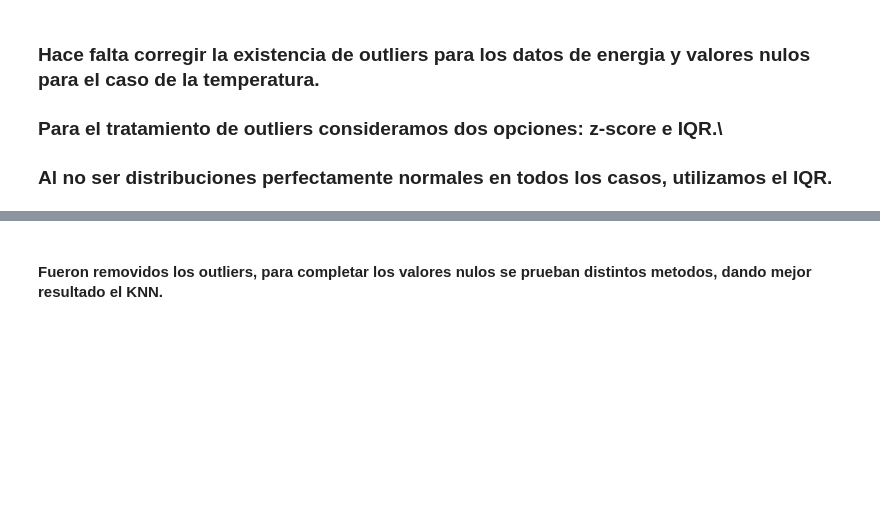
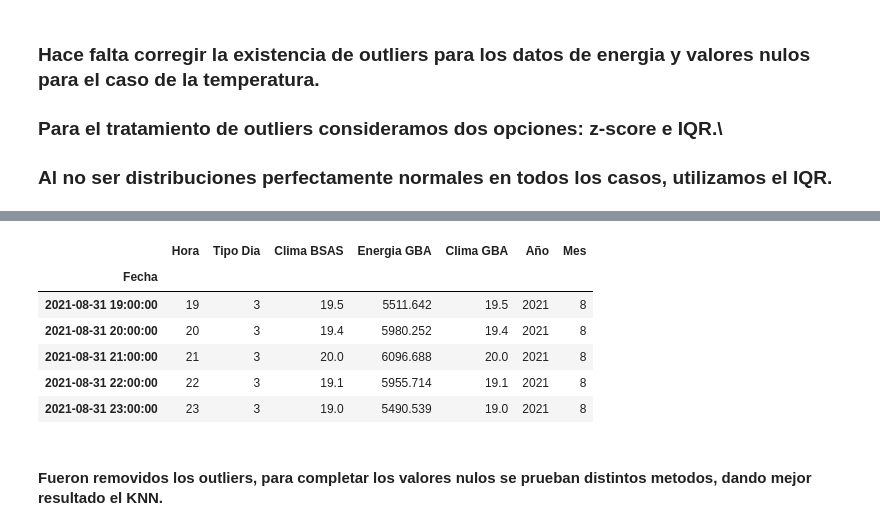
Before and after one commit to IlicicAxel/Energia_Forecast, a Jupyter notebook: Energia_EDA.ipynb, the cells around one changed output, grey strips where cells are left out. Cells and saved outputs as stored; diff of their text form; code cells hidden in the pictures; blank space fills up the shorter version.

```diff
--- a/Energia_EDA.ipynb
+++ b/Energia_EDA.ipynb
@@ -110,4 +110,20 @@ Mes               0
 dtype: int64
+# %%
+#split dataframe before september 2021
+df_before = df[df.index < '2021-09-01']
+#drop energia bsas
+df_before = df_before.drop(['Energia BSAS'], axis=1)
+#drop energia bsas from df
+df = df.drop(['Energia BSAS'], axis=1)
+df_before.tail()
+# %% [output]
+|  | Hora | Tipo Dia | Clima BSAS | Energia GBA | Clima GBA | Año | Mes |
+| Fecha |  |  |  |  |  |  |  |
+| 2021-08-31 19:00:00 | 19 | 3 | 19.5 | 5511.642 | 19.5 | 2021 | 8 |
+| 2021-08-31 20:00:00 | 20 | 3 | 19.4 | 5980.252 | 19.4 | 2021 | 8 |
+| 2021-08-31 21:00:00 | 21 | 3 | 20.0 | 6096.688 | 20.0 | 2021 | 8 |
+| 2021-08-31 22:00:00 | 22 | 3 | 19.1 | 5955.714 | 19.1 | 2021 | 8 |
+| 2021-08-31 23:00:00 | 23 | 3 | 19.0 | 5490.539 | 19.0 | 2021 | 8 |
 # %% [markdown]
 #### Fueron removidos los outliers, para completar los valores nulos se prueban distintos metodos, dando mejor resultado el KNN.
 # %%
```
Also changed, not shown: parts of 19 cells of this notebook, 7 other files.
